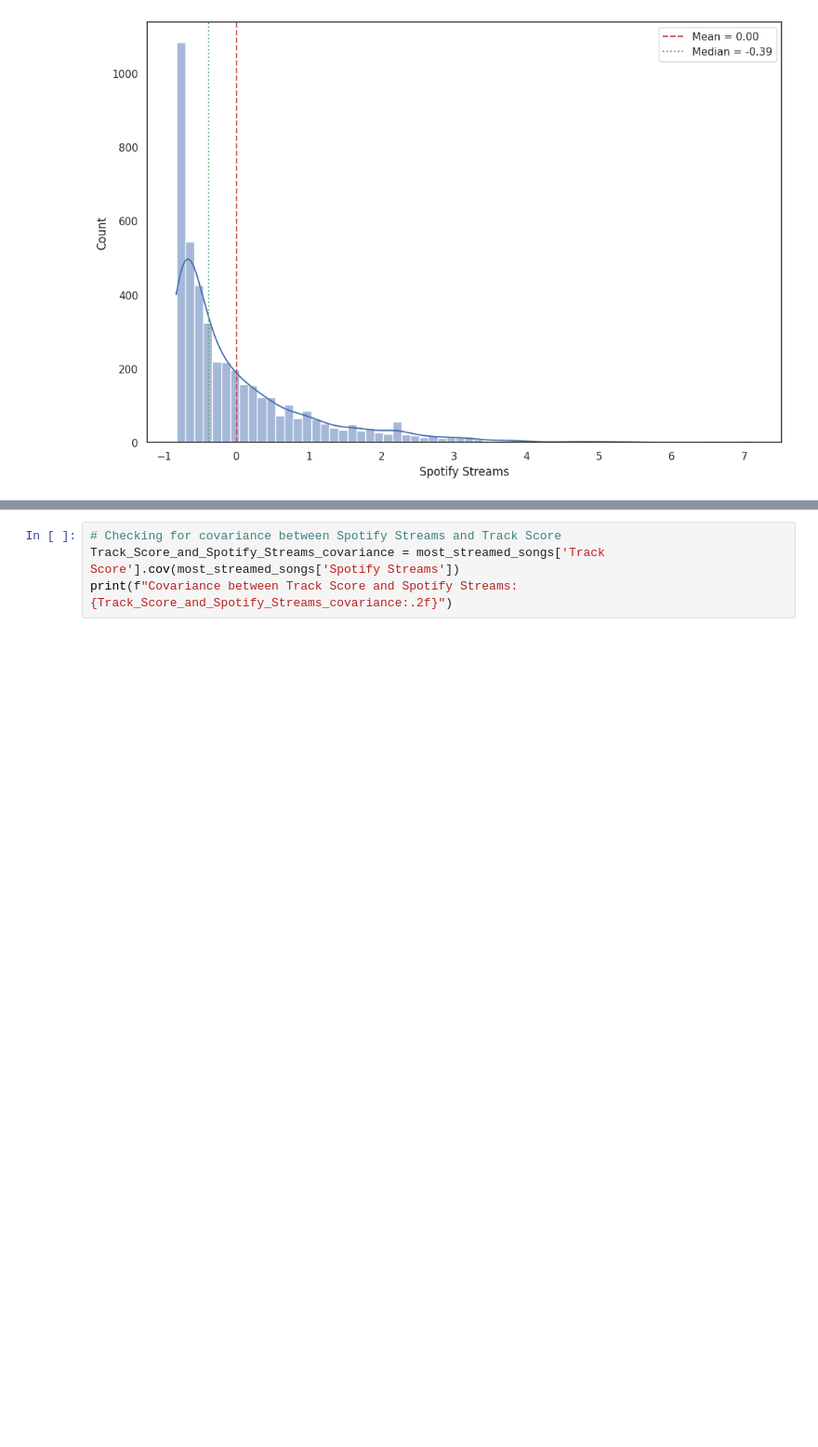
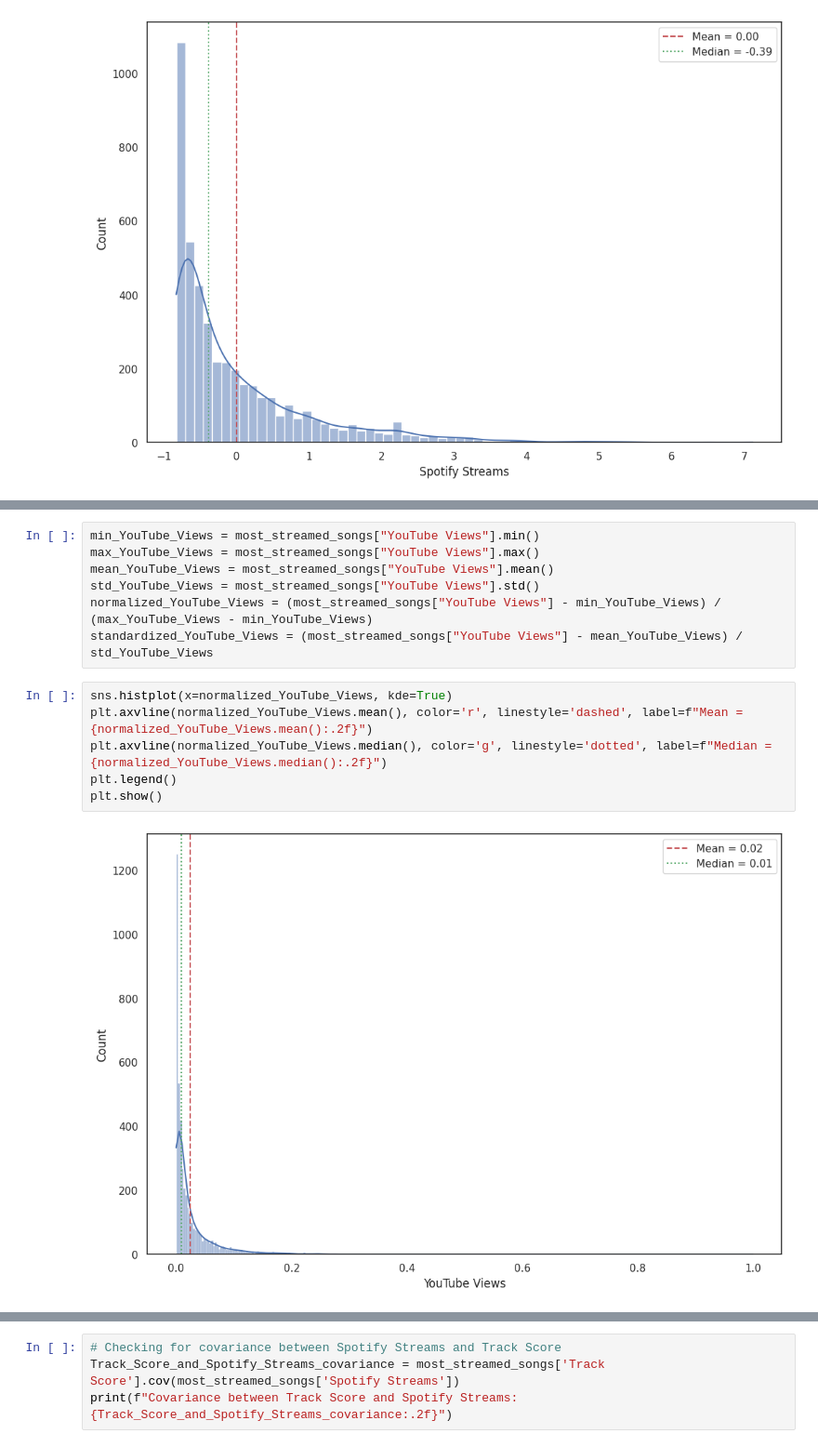
Before and after one commit to sauravkokane/Data-Science-Training, a Jupyter notebook: Normalization_and_Standardization.ipynb, the cells around one changed output, grey strips where cells are left out. Shown at 93% size. Drawn from its saved outputs; the diff is of its cells as text; blank space fills up the shorter version.

```diff
--- a/Normalization_and_Standardization.ipynb
+++ b/Normalization_and_Standardization.ipynb
@@ -241,0 +267,15 @@ plt.show()
+# %%
+min_YouTube_Views = most_streamed_songs["YouTube Views"].min()
+max_YouTube_Views = most_streamed_songs["YouTube Views"].max()
+mean_YouTube_Views = most_streamed_songs["YouTube Views"].mean()
+std_YouTube_Views = most_streamed_songs["YouTube Views"].std()
+normalized_YouTube_Views = (most_streamed_songs["YouTube Views"] - min_YouTube_Views) / (max_YouTube_Views - min_YouTube_Views)
+standardized_YouTube_Views = (most_streamed_songs["YouTube Views"] - mean_YouTube_Views) / std_YouTube_Views
+# %%
+sns.histplot(x=normalized_YouTube_Views, kde=True)
+plt.axvline(normalized_YouTube_Views.mean(), color='r', linestyle='dashed', label=f"Mean = {normalized_YouTube_Views.mean():.2f}")
+plt.axvline(normalized_YouTube_Views.median(), color='g', linestyle='dotted', label=f"Median = {normalized_YouTube_Views.median():.2f}")
+plt.legend()
+plt.show()
+# %% [output]
+[figure, added]
```
Also changed, not shown: parts of 6 cells of this notebook.
